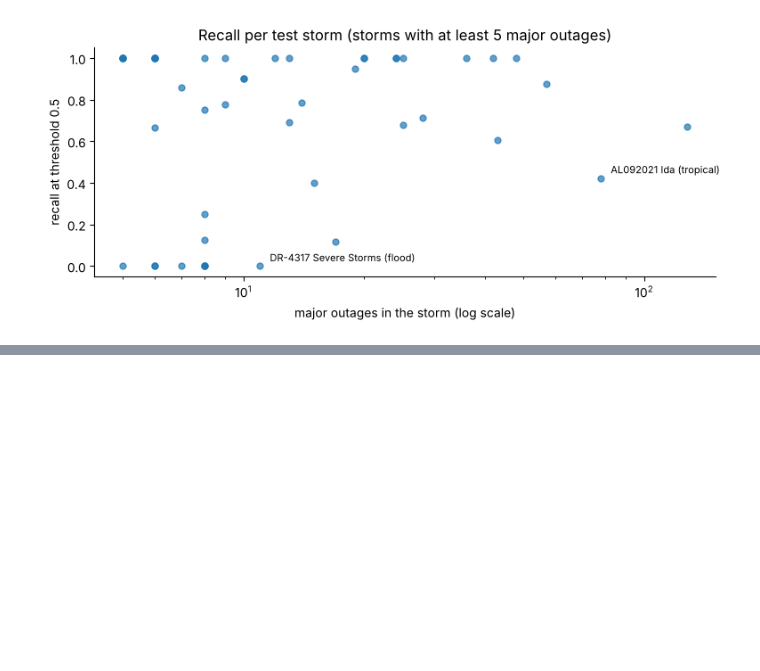
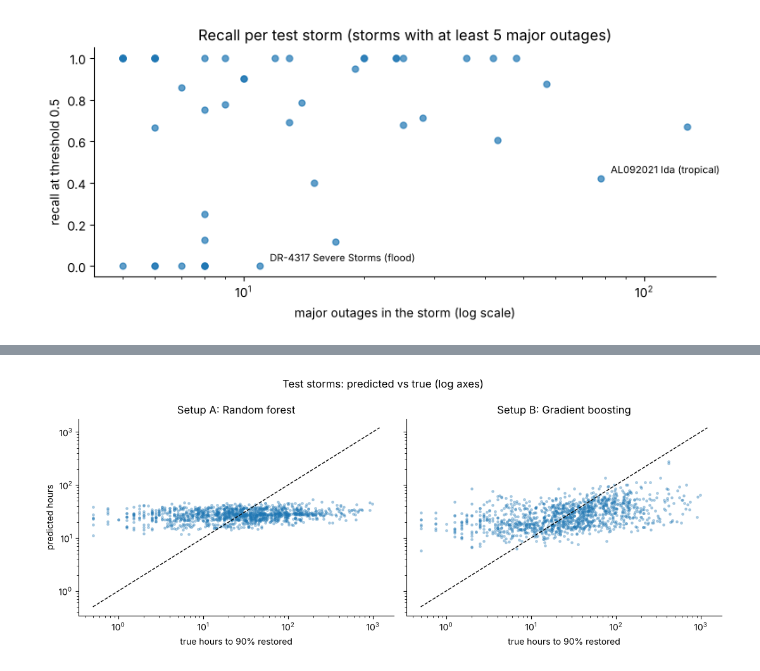
Before and after one commit to criptore/Lights-Out, a Jupyter notebook: notebooks/04_report_figures.ipynb, the cells around one changed output, grey strips where cells are left out. Drawn from its saved outputs; the diff is of its cells as text; code cells hidden in the pictures; blank space fills up the shorter version.

```diff
--- a/notebooks/04_report_figures.ipynb
+++ b/notebooks/04_report_figures.ipynb
@@ -159,0 +189,13 @@ plt.tight_layout(); save(fig, 'classifier_recall_per_storm.png')
+# %%
+fig, axes = plt.subplots(1, 2, figsize=(11, 4.5), sharey=True)
+for ax, setup in zip(axes, ['A', 'B']):
+    ax.scatter(reg_pred['hours_to_90pct_restored'], reg_pred[f'pred_hours_{setup}'], s=6, alpha=0.3)
+    ax.plot([0.5, 1200], [0.5, 1200], 'k--', lw=1)
+    ax.set_xscale('log'); ax.set_yscale('log')
+    ax.set_xlabel('true hours to 90% restored')
+    ax.set_title(f"Setup {setup}: {reg_final[setup]['model']}")
+axes[0].set_ylabel('predicted hours')
+plt.suptitle('Test storms: predicted vs true (log axes)')
+plt.tight_layout(); save(fig, 'regression_test.png')
+# %% [output]
+[figure, added]
```
Also changed, not shown: parts of 5 cells of this notebook, 3 other files.
